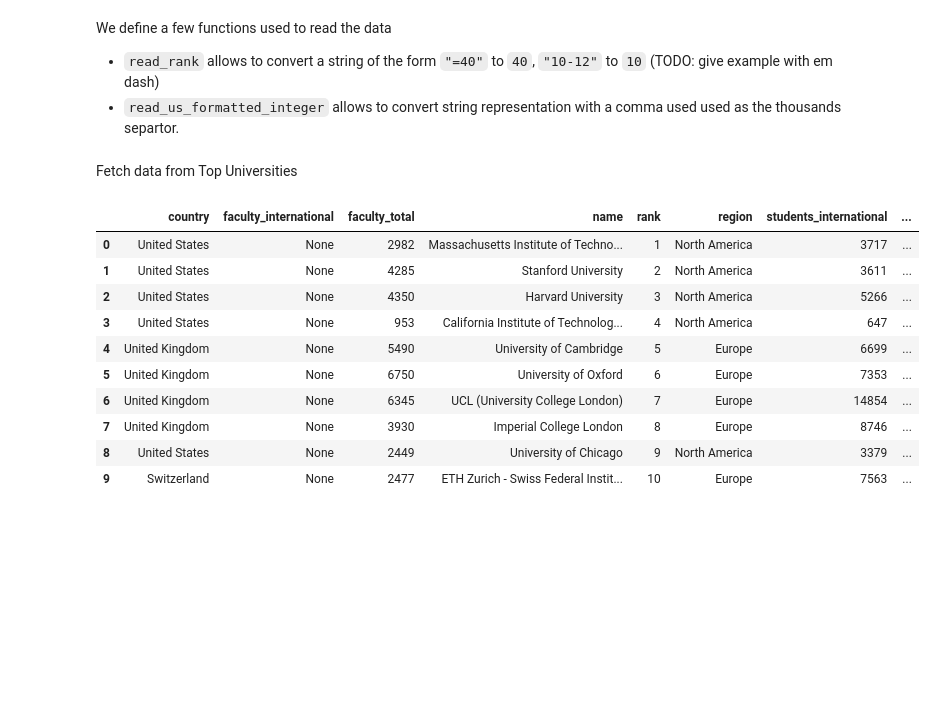
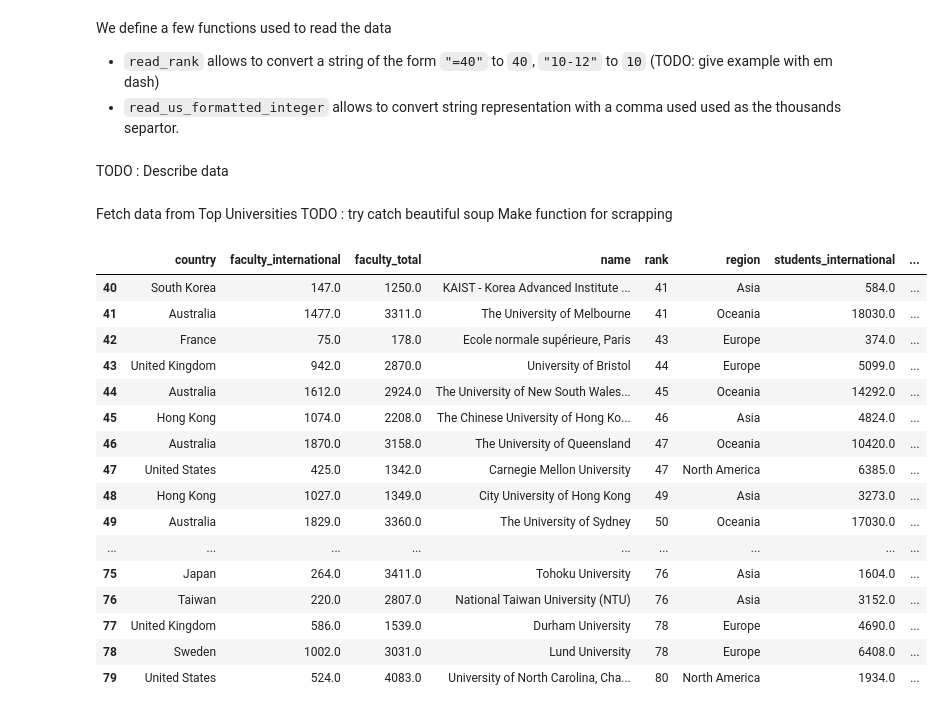
Before and after one commit to ImLemni/ada-epfl, a Jupyter notebook: 02-Data/homework2.ipynb, the cells around one changed output. Saved outputs shown, nothing was run; the diff lists cells and outputs as text; code cells hidden in the pictures; blank space fills up the shorter version.

Commit message:
TODO and small improvments

```diff
--- a/02-Data/homework2.ipynb
+++ b/02-Data/homework2.ipynb
@@ -6,10 +6,10 @@ import numpy as np
 import requests
 from bs4 import BeautifulSoup
 
-TOP_UNIVERSITIES_BASE_URL = "https://www.topuniversities.com/"
+TOP_UNIVERSITIES_BASE_URL = "https://www.topuniversities.com"
 TIMES_BASE_URL = "https://www.timeshighereducation.com/"
 # Max rank to load for each ranking
-MAX_RANK=10 # 200
+MAX_RANK=200 # 200
 # %% [markdown]
 ## Cached requests
 
@@ -17,7 +17,8 @@ The following method adds a cache for simple HTTP GET requests and ensures that
 
 **Re-evalute the cell with the function to flush the cache.**
 # %%
-def cached_get_request(url, cache={}):
+CACHE = {}
+def cached_get_request(url, cache=CACHE):
     """
     Perform a cached HTTP GET request for `url`.
 
@@ -34,7 +35,9 @@ def cached_get_request(url, cache={}):
     :cache: A dictionary from urls to HTTP responses. Mutated if it did not contain the key `url`.
     :return: _requests_' response for the provided URL.
     """
+
     if url not in cache:
+        print("send request : "+url)
         cache[url] = requests.get(url)
     return cache[url]
 # %% [markdown]
@@ -80,6 +83,8 @@ def read_percentage(raw_percentage):
     :return float: Ratio corresponding to the percentage (between 0 and 1)
     """
     return float(raw_percentage.replace("%", "")) / 100
+# %% [markdown]
+TODO : Describe data
 # %%
 def make_entry(name, rank, country, region, faculty_total, faculty_international, students_total, students_international, **extra_keys):
     return {
@@ -108,6 +113,18 @@ def get_top(rawData, limit, top_uni):
     return top
 # %% [markdown]
 Fetch data from Top Universities
+TODO : try catch beautiful soup
+Make function for scrapping
+# %%
+def findValueHtml(custom_class, html_to_parse):
+    try:
+        value_inside = html_to_parse.find("div", {"class": custom_class}).find("div", {"class": "number"}).text.strip()
+    except Exception as e:
+        #print("Error parsing html : ")
+        #print(html_to_parse)
+        #print(e)
+        return None
+    return value_inside
 # %%
 ranking_response = cached_get_request("https://www.topuniversities.com/sites/default/files/qs-rankings-data/357051.txt")
 raw_ranking_data = ranking_response.json()['data']
@@ -117,53 +134,60 @@ def read_top_universities_entry(raw_entry, html_details):
     rank = read_rank(raw_entry["rank_display"])
     country = raw_entry["country"]
     region = raw_entry["region"]
-    faculty_total_str = html_details.find("div", {"class": "total faculty"}).find("div", {"class": "number"}).text.strip()
-    faculty_total = read_us_formatted_integer(faculty_total_str)
-    faculty_international = None
-    students_total_str  = html_details.find("div", {"class": "total student"}).find("div", {"class": "number"}).text.strip()
-    students_total = read_us_formatted_integer(students_total_str)
-    students_international_str  = html_details.find("div", {"class": "total inter"}).find("div", {"class": "number"}).text.strip()
-    students_international = read_us_formatted_integer(students_international_str)
+    faculty_total_str = findValueHtml("total faculty",html_details)
+    faculty_total = read_us_formatted_integer(faculty_total_str) if faculty_total_str is not None else None
+    faculty_international_str = findValueHtml("inter faculty",html_details)
+    faculty_international = read_us_formatted_integer(faculty_international_str) if faculty_international_str is not None else None
+    students_total_str  = findValueHtml("total student",html_details)
+    students_total = read_us_formatted_integer(students_total_str) if students_total_str is not None else None
+    students_international_str  = findValueHtml("total inter",html_details)
+    students_international = read_us_formatted_integer(students_international_str) if students_international_str is not None else None
 
     return make_entry(name, rank, country, region, faculty_total, faculty_international, students_total, students_international)
 
 
 def get_top_universities_data(raw_ranking_data, max_rank):
     """
     Return the list of parsed enries (with details) of the top universities ranking.
     It may perform network requests.
     """
     for raw_entry in raw_ranking_data:
         entry = {}
 
         rank = read_rank(raw_entry["rank_display"])
         if (rank > max_rank):
             # Assume sorted raw ranks to break (instead of `continue`-ing)
             break
 
         details_reponse = cached_get_request(TOP_UNIVERSITIES_BASE_URL + raw_entry["url"])
         raw_details_data = BeautifulSoup(details_reponse.text, 'html.parser')
 
         yield read_top_universities_entry(raw_entry, raw_details_data)
 
 
 def get_top_universities_df(raw_ranking_data, max_rank):
     return pd.DataFrame([*get_top_universities_data(raw_ranking_data, max_rank)])
 
 top_universities_df = get_top_universities_df(raw_ranking_data, MAX_RANK)
-top_universities_df
+top_universities_df[40:80]
 # %% [output]
 |  | country | faculty_international | faculty_total | name | rank | region | students_international | ... |
-| 0 | United States | None | 2982 | Massachusetts Institute of Techno... | 1 | North America | 3717 | ... |
-| 1 | United States | None | 4285 | Stanford University | 2 | North America | 3611 | ... |
-| 2 | United States | None | 4350 | Harvard University | 3 | North America | 5266 | ... |
-| 3 | United States | None | 953 | California Institute of Technolog... | 4 | North America | 647 | ... |
-| 4 | United Kingdom | None | 5490 | University of Cambridge | 5 | Europe | 6699 | ... |
-| 5 | United Kingdom | None | 6750 | University of Oxford | 6 | Europe | 7353 | ... |
-| 6 | United Kingdom | None | 6345 | UCL (University College London) | 7 | Europe | 14854 | ... |
-| 7 | United Kingdom | None | 3930 | Imperial College London | 8 | Europe | 8746 | ... |
-| 8 | United States | None | 2449 | University of Chicago | 9 | North America | 3379 | ... |
-| 9 | Switzerland | None | 2477 | ETH Zurich - Swiss Federal Instit... | 10 | Europe | 7563 | ... |
+| 40 | South Korea | 147.0 | 1250.0 | KAIST - Korea Advanced Institute ... | 41 | Asia | 584.0 | ... |
+| 41 | Australia | 1477.0 | 3311.0 | The University of Melbourne | 41 | Oceania | 18030.0 | ... |
+| 42 | France | 75.0 | 178.0 | Ecole normale supérieure, Paris | 43 | Europe | 374.0 | ... |
+| 43 | United Kingdom | 942.0 | 2870.0 | University of Bristol | 44 | Europe | 5099.0 | ... |
+| 44 | Australia | 1612.0 | 2924.0 | The University of New South Wales... | 45 | Oceania | 14292.0 | ... |
+| 45 | Hong Kong | 1074.0 | 2208.0 | The Chinese University of Hong Ko... | 46 | Asia | 4824.0 | ... |
+| 46 | Australia | 1870.0 | 3158.0 | The University of Queensland | 47 | Oceania | 10420.0 | ... |
+| 47 | United States | 425.0 | 1342.0 | Carnegie Mellon University | 47 | North America | 6385.0 | ... |
+| 48 | Hong Kong | 1027.0 | 1349.0 | City University of Hong Kong | 49 | Asia | 3273.0 | ... |
+| 49 | Australia | 1829.0 | 3360.0 | The University of Sydney | 50 | Oceania | 17030.0 | ... |
+| ... | ... | ... | ... | ... | ... | ... | ... | ... |
+| 75 | Japan | 264.0 | 3411.0 | Tohoku University | 76 | Asia | 1604.0 | ... |
+| 76 | Taiwan | 220.0 | 2807.0 | National Taiwan University (NTU) | 76 | Asia | 3152.0 | ... |
+| 77 | United Kingdom | 586.0 | 1539.0 | Durham University | 78 | Europe | 4690.0 | ... |
+| 78 | Sweden | 1002.0 | 3031.0 | Lund University | 78 | Europe | 6408.0 | ... |
+| 79 | United States | 524.0 | 4083.0 | University of North Carolina, Cha... | 80 | North America | 1934.0 | ... |
 # %%
 times_ranking_response = cached_get_request("https://www.timeshighereducation.com/sites/default/files/the_data_rankings/world_university_rankings_2018_limit0_369a9045a203e176392b9fb8f8c1cb2a.json")
 times_raw_ranking_data = times_ranking_response.json()['data']
```
Also changed, not shown: parts of 3 cells of this notebook.
